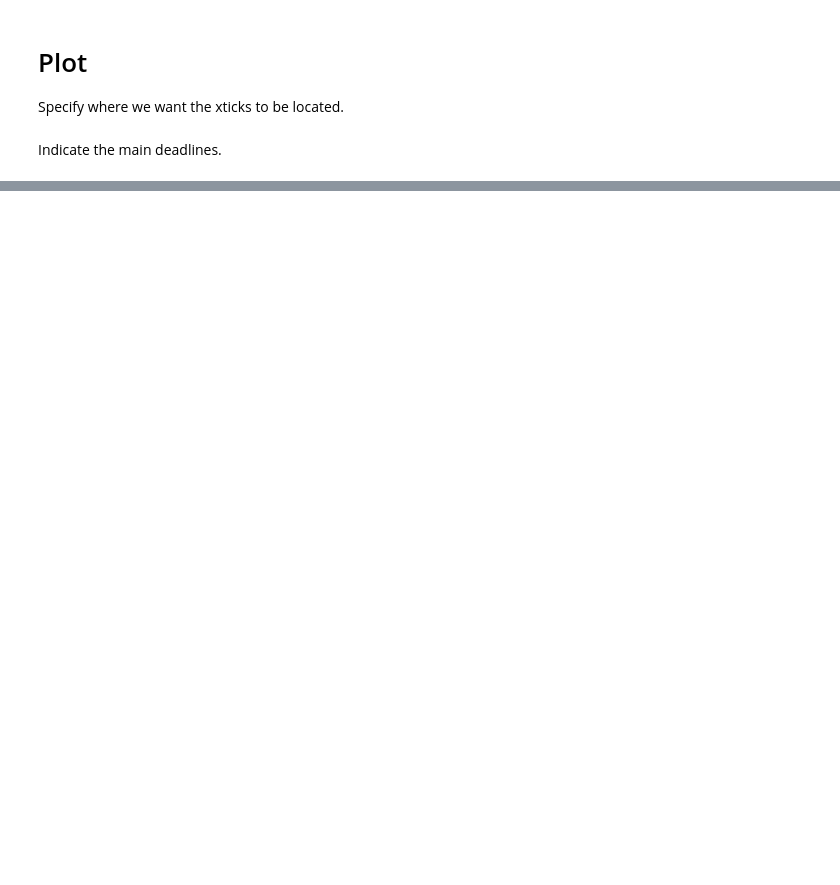
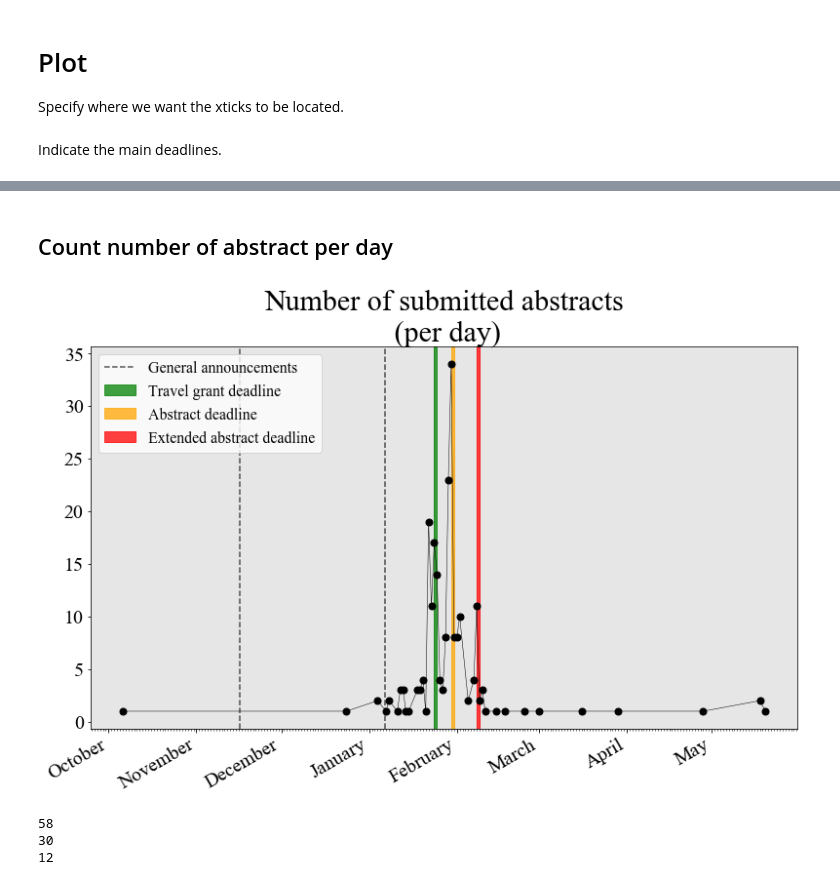
Before and after one commit to gher-uliege/Liege-Colloquium-on-Ocean-Dynamics, a Jupyter notebook: notebook/abstract_time.ipynb, the cells around one changed output, grey strips where cells are left out. Saved outputs shown, nothing was run; the diff lists cells and outputs as text; code cells hidden in the pictures; blank space fills up the shorter version.

```diff
--- a/notebook/abstract_time.ipynb
+++ b/notebook/abstract_time.ipynb
@@ -106,0 +120,33 @@ plt.close()
+# %% [markdown]
+## Count number of abstract per day
+# %%
+abstractCount = Counter(time4plot2)
+labels, values = zip(*abstractCount.items())
+fig = plt.figure(figsize=(13, 8))
+ax = plt.subplot(111)
+ax.xaxis.set_major_locator(months)
+ax.xaxis.set_major_formatter(monthsFmt)
+ax.xaxis.set_minor_locator(days)
+ax.axvline(announcement2, linestyle='--', lw=2, alpha=0.5)
+ax.axvline(announcement3, linestyle='--', lw=2, alpha=0.5, label='General announcements')
+ax.axvspan(deadline_grants, deadline_grantsend, alpha=0.75, color='green', label='Travel grant deadline')
+ax.axvspan(deadline_abstract, deadline_abstractend, alpha=0.75, color='orange', label='Abstract deadline')
+ax.axvspan(deadline_abstract2, deadline_abstract2end, alpha=0.75, color='red', label='Extended abstract deadline')
+leg = plt.legend(loc='upper left', fontsize=16)
+leg.get_frame().set_facecolor('w')
+plt.plot(labels, values, 'ko-', linewidth=.5)
+plt.gcf().autofmt_xdate()
+plt.title("Number of submitted abstracts\n (per day)")
+ax.fmt_xdata = mdates.DateFormatter('%Y-%m-%d')
+plt.show()
+plt.close()
+# %% [output]
+[figure, added]
+# %%
+print(round(100 * nbefore/ntotal))
+print(round(100 * nint/ntotal))
+print(round(100 * nlate/ntotal))
+# %% [output]
+58
+30
+12
```
Also changed, not shown: parts of 7 cells of this notebook, 10 other files.
